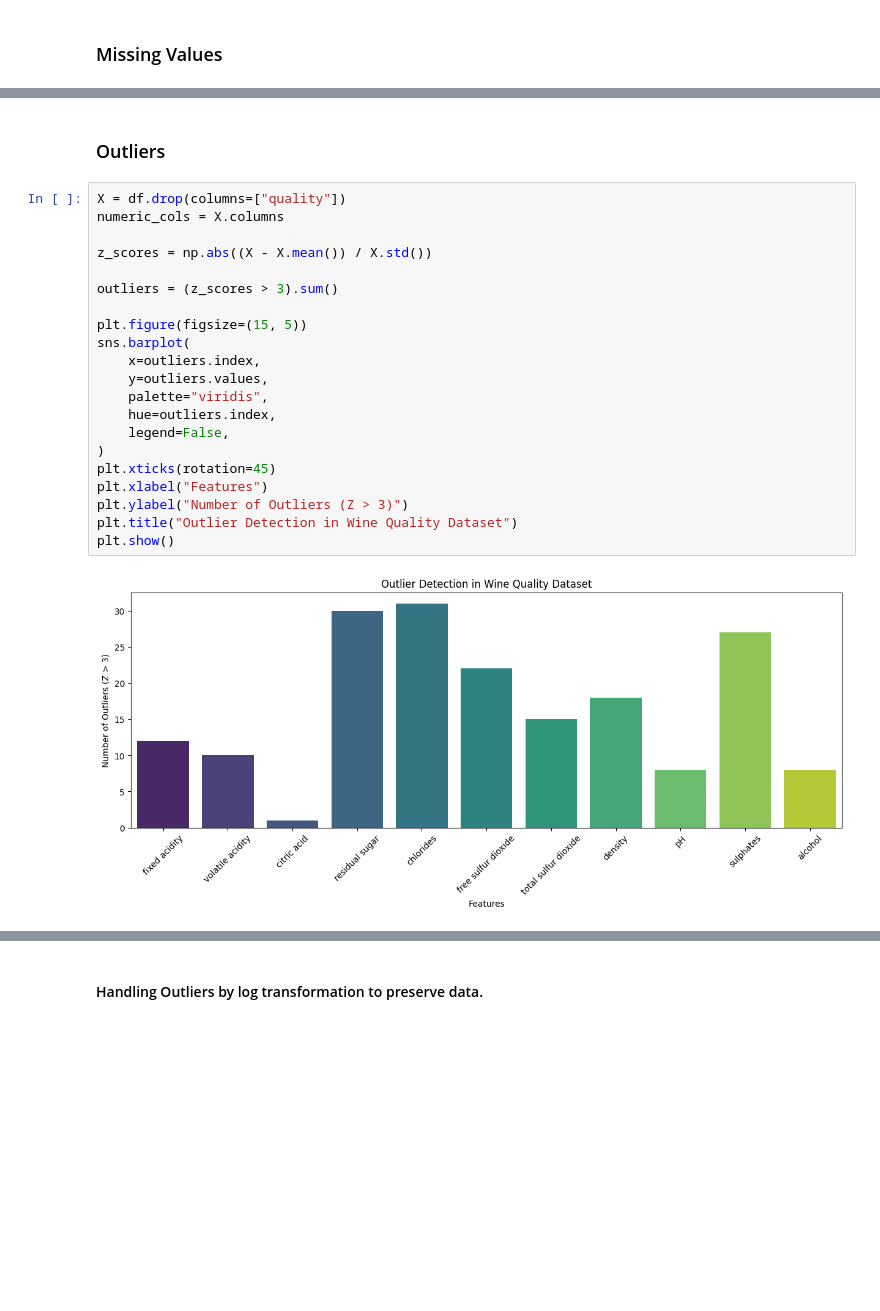
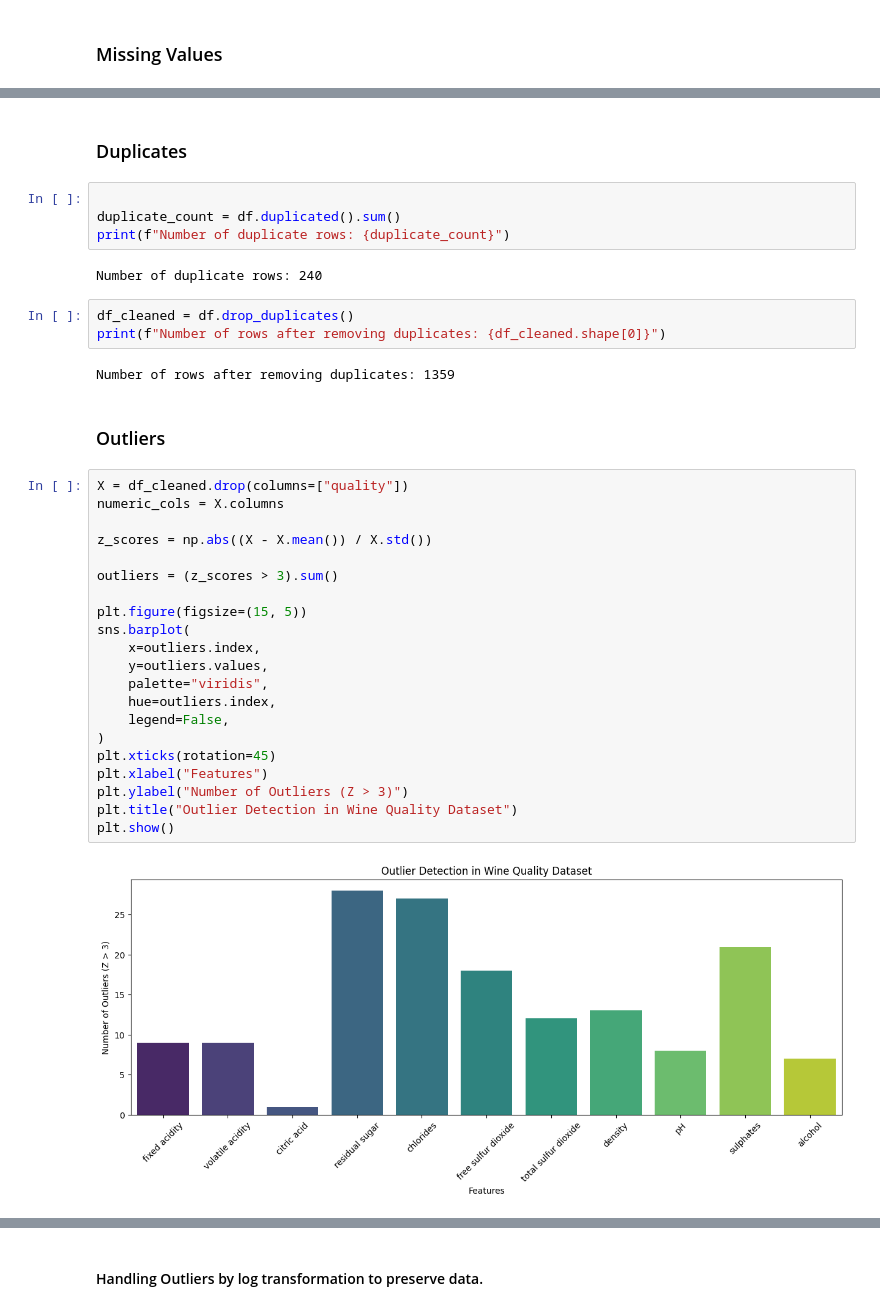
Before and after one commit to bondpapi/Wine-Classification, a Jupyter notebook: wine_quality.ipynb, the cells around one changed output, grey strips where cells are left out. Drawn from its saved outputs; the diff is of its cells as text; blank space fills up the shorter version.

```diff
--- a/wine_quality.ipynb
+++ b/wine_quality.ipynb
@@ -136,31 +123,44 @@ missing_values, summary_stats
  50%       3.310000     0.620000    10.200000     6.000000
  75%       3.400000     0.730000    11.100000     6.000000
  max       4.010000     2.000000    14.900000     8.000000  )
+# %% [markdown]
+### Duplicates
+# %%
+
+duplicate_count = df.duplicated().sum()
+print(f"Number of duplicate rows: {duplicate_count}")
+# %% [output]
+Number of duplicate rows: 240
+# %%
+df_cleaned = df.drop_duplicates()
+print(f"Number of rows after removing duplicates: {df_cleaned.shape[0]}")
+# %% [output]
+Number of rows after removing duplicates: 1359
 # %% [markdown]
 ### Outliers
 # %%
-X = df.drop(columns=["quality"])
+X = df_cleaned.drop(columns=["quality"])
 numeric_cols = X.columns
 
 z_scores = np.abs((X - X.mean()) / X.std())
 
 outliers = (z_scores > 3).sum()
 
 plt.figure(figsize=(15, 5))
 sns.barplot(
     x=outliers.index,
     y=outliers.values,
     palette="viridis",
     hue=outliers.index,
     legend=False,
 )
 plt.xticks(rotation=45)
 plt.xlabel("Features")
 plt.ylabel("Number of Outliers (Z > 3)")
 plt.title("Outlier Detection in Wine Quality Dataset")
 plt.show()
 # %% [output]
-[figure, old version]
+[figure, new version]
 # %% [markdown]
 - Residual Sugar & Chlorides have the most outliers. Wines with very high sugar or chloride levels are rare.
 
```
Also changed, not shown: parts of 77 cells of this notebook, 1 other file.
